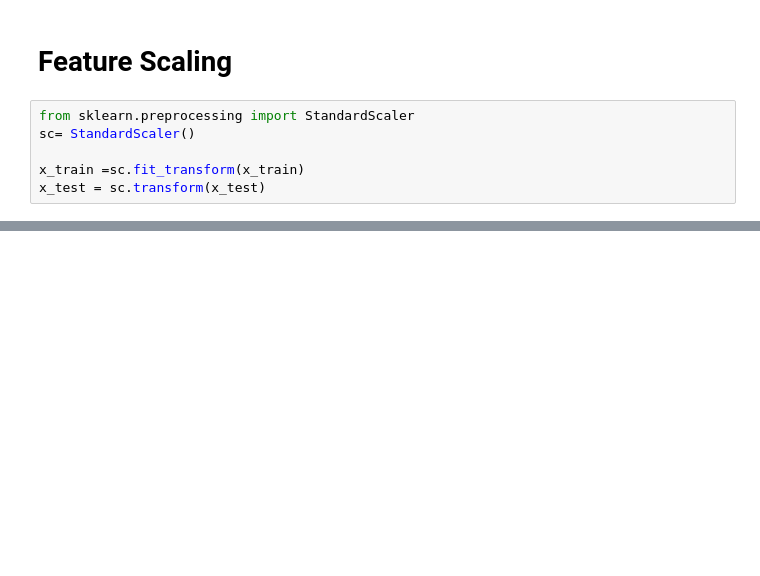
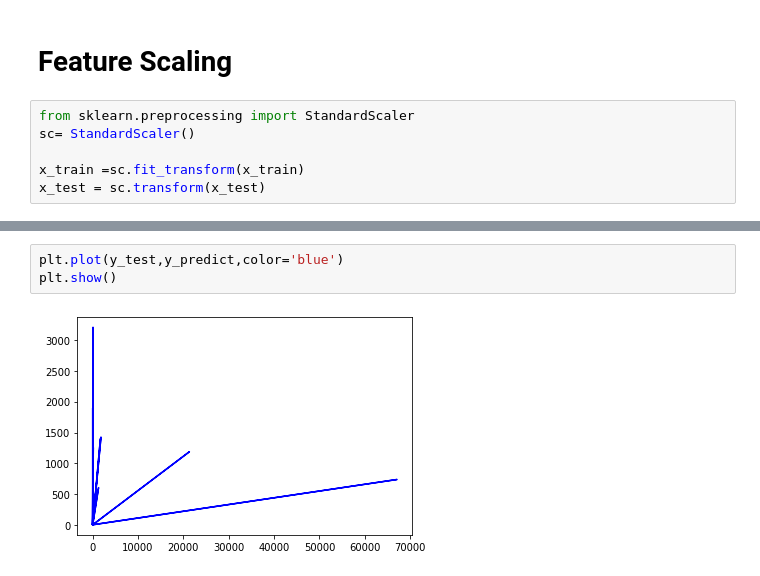
Before and after one commit to SmartPracticeschool/llSPS-INT-2374-Urban-Water-Quality-Prediction, a Jupyter notebook: Training and Testing.ipynb, the cells around one changed output, grey strips where cells are left out. Cells and saved outputs as stored; diff of their text form; blank space fills up the shorter version.

```diff
--- a/Training and Testing.ipynb
+++ b/Training and Testing.ipynb
@@ -344,0 +438,5 @@ x_test = sc.transform(x_test)
+# %%
+plt.plot(y_test,y_predict,color='blue')
+plt.show()
+# %% [output]
+[figure, added]
```
Also changed, not shown: parts of 44 cells of this notebook.
